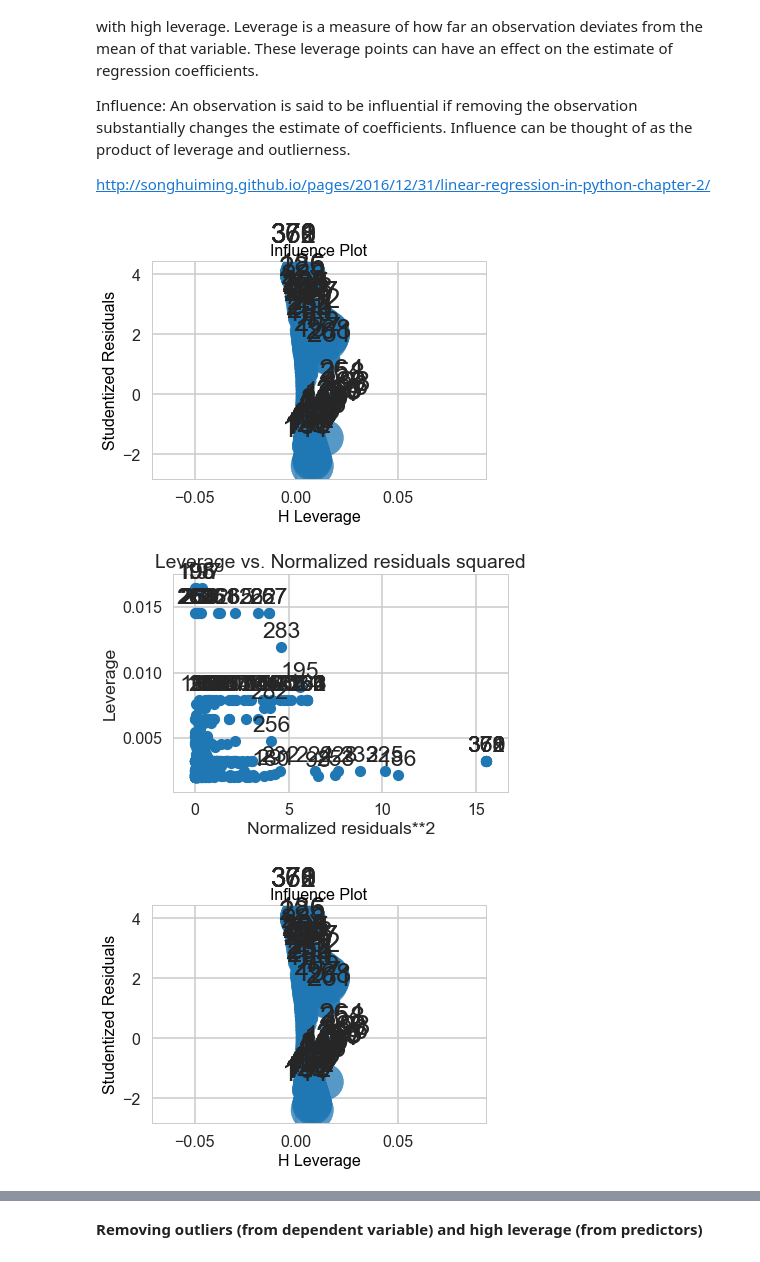
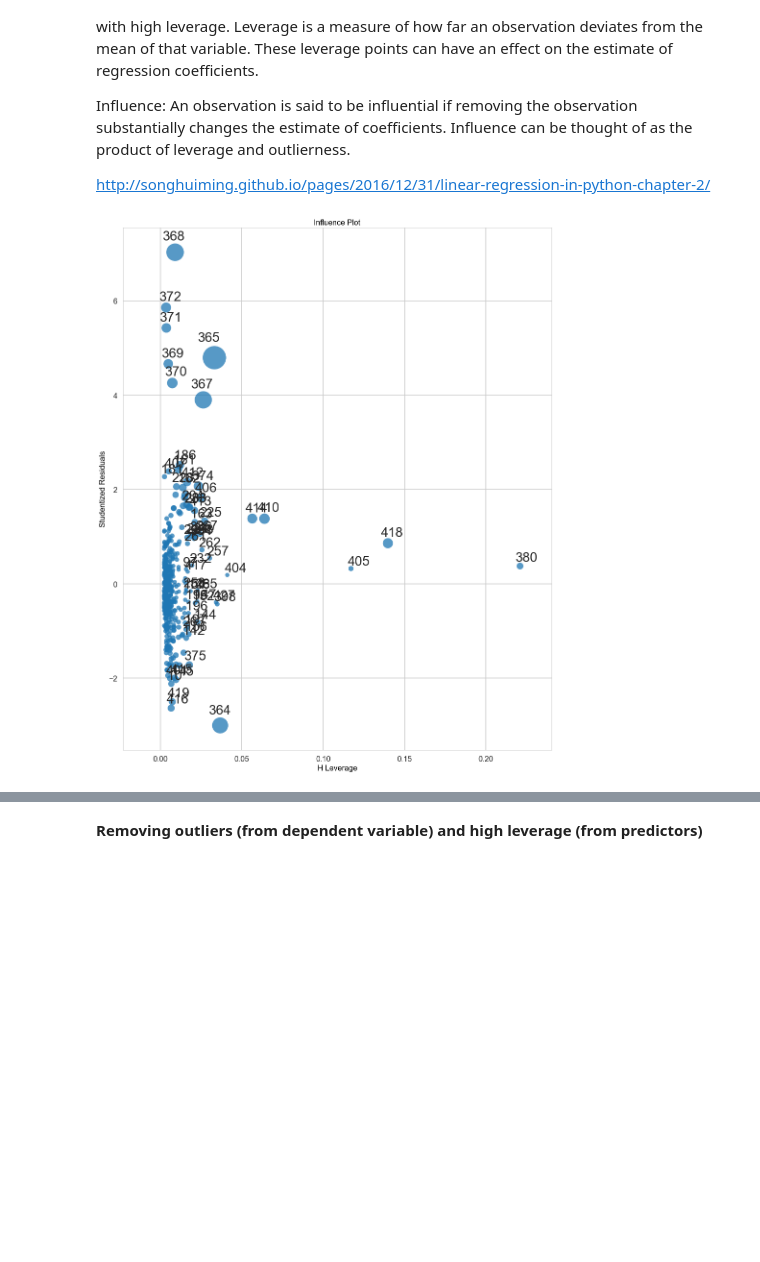
Before and after one commit to tpancier/Springboard_code, a Jupyter notebook: Mini_Project_Linear_Regression.ipynb, the cells around one changed output, grey strips where cells are left out. Drawn from its saved outputs; the diff is of its cells as text; code cells hidden in the pictures; blank space fills up the shorter version.

```diff
--- a/Mini_Project_Linear_Regression.ipynb
+++ b/Mini_Project_Linear_Regression.ipynb
@@ -1230,9 +1234,8 @@ Influence: An observation is said to be influential if removing the observation
 http://songhuiming.github.io/pages/2016/12/31/linear-regression-in-python-chapter-2/
 # %%
 from statsmodels.graphics.regressionplots import *
-plot_leverage_resid2(m_pt)
-influence_plot(m_pt)
+fig, ax = plt.subplots(figsize=(16,20))
+fig = influence_plot(m_pt, ax=ax)
+plt.show()
 # %% [output]
-[figure, old version]
+[figure, new version]
-[figure, removed]
-[figure, removed]
```
Also changed, not shown: parts of 43 cells of this notebook.
